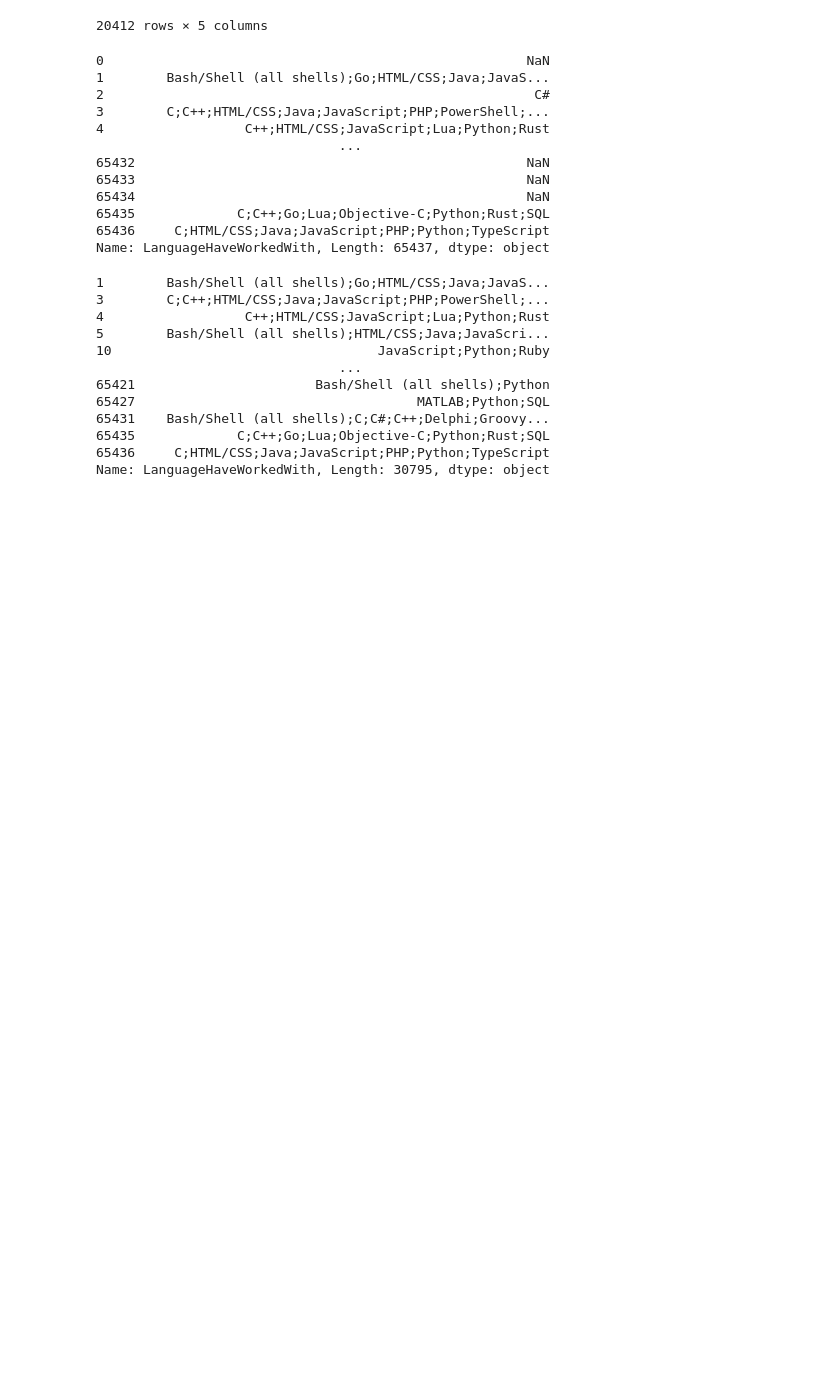
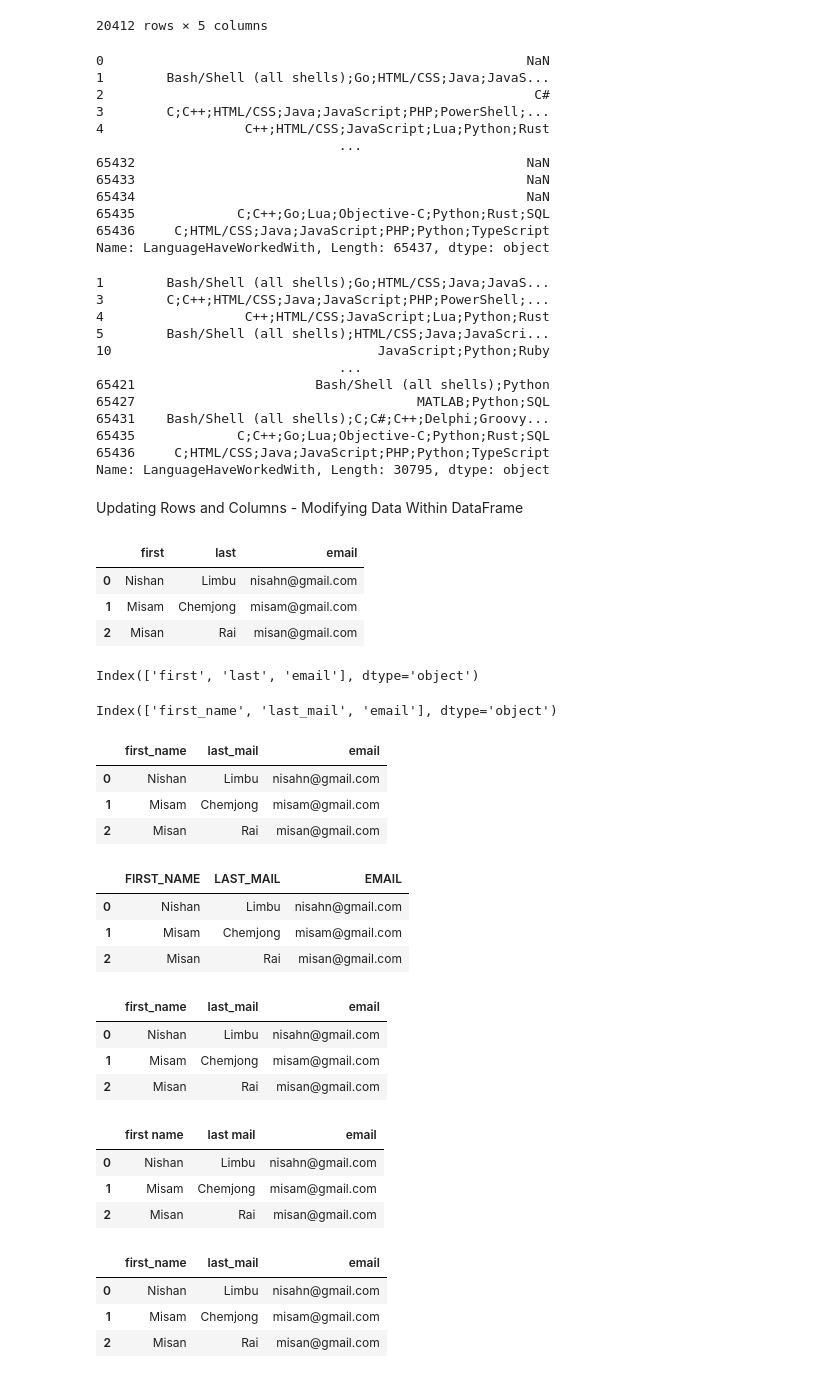
Before and after one commit to nishanlimbuchemjong/Pandas-for-AI-ML, a Jupyter notebook: Pandas_for_AI_&_ML.ipynb, the cells around one changed output. Drawn from its saved outputs; the diff is of its cells as text; code cells hidden in the pictures; blank space fills up the shorter version.

Commit message:
Updated the columns

```diff
--- a/Pandas_for_AI_&_ML.ipynb
+++ b/Pandas_for_AI_&_ML.ipynb
@@ -585,3 +585,61 @@ data.loc[filt, 'LanguageHaveWorkedWith']
 65435             C;C++;Go;Lua;Objective-C;Python;Rust;SQL
 65436     C;HTML/CSS;Java;JavaScript;PHP;Python;TypeScript
 Name: LanguageHaveWorkedWith, Length: 30795, dtype: object
+# %% [markdown]
+Updating Rows and Columns - Modifying Data Within DataFrame
+# %%
+df
+# %% [output]
+|  | first | last | email |
+| 0 | Nishan | Limbu | nisahn@gmail.com |
+| 1 | Misam | Chemjong | misam@gmail.com |
+| 2 | Misan | Rai | misan@gmail.com |
+# %%
+df.columns
+# %% [output]
+Index(['first', 'last', 'email'], dtype='object')
+# %%
+df.columns = ['first_name', 'last_mail', 'email']   # renaming the columns name
+# %%
+df.columns
+# %% [output]
+Index(['first_name', 'last_mail', 'email'], dtype='object')
+# %%
+df
+# %% [output]
+|  | first_name | last_mail | email |
+| 0 | Nishan | Limbu | nisahn@gmail.com |
+| 1 | Misam | Chemjong | misam@gmail.com |
+| 2 | Misan | Rai | misan@gmail.com |
+# %%
+df.columns = [x.upper() for x in df.columns]    # changing columns name to upper case using list comprehension
+df
+# %% [output]
+|  | FIRST_NAME | LAST_MAIL | EMAIL |
+| 0 | Nishan | Limbu | nisahn@gmail.com |
+| 1 | Misam | Chemjong | misam@gmail.com |
+| 2 | Misan | Rai | misan@gmail.com |
+# %%
+df.columns = [x.lower() for x in df.columns]    # changing columns name to lower case using list comprehension
+df
+# %% [output]
+|  | first_name | last_mail | email |
+| 0 | Nishan | Limbu | nisahn@gmail.com |
+| 1 | Misam | Chemjong | misam@gmail.com |
+| 2 | Misan | Rai | misan@gmail.com |
+# %%
+df.columns = df.columns.str.replace('_', ' ')   # replacing the columns names haveing '_' with ' '
+df
+# %% [output]
+|  | first name | last mail | email |
+| 0 | Nishan | Limbu | nisahn@gmail.com |
+| 1 | Misam | Chemjong | misam@gmail.com |
+| 2 | Misan | Rai | misan@gmail.com |
+# %%
+df.columns = df.columns.str.replace(' ', '_')   # replacing the columns names haveing ' ' with '_'
+df
+# %% [output]
+|  | first_name | last_mail | email |
+| 0 | Nishan | Limbu | nisahn@gmail.com |
+| 1 | Misam | Chemjong | misam@gmail.com |
+| 2 | Misan | Rai | misan@gmail.com |
```
